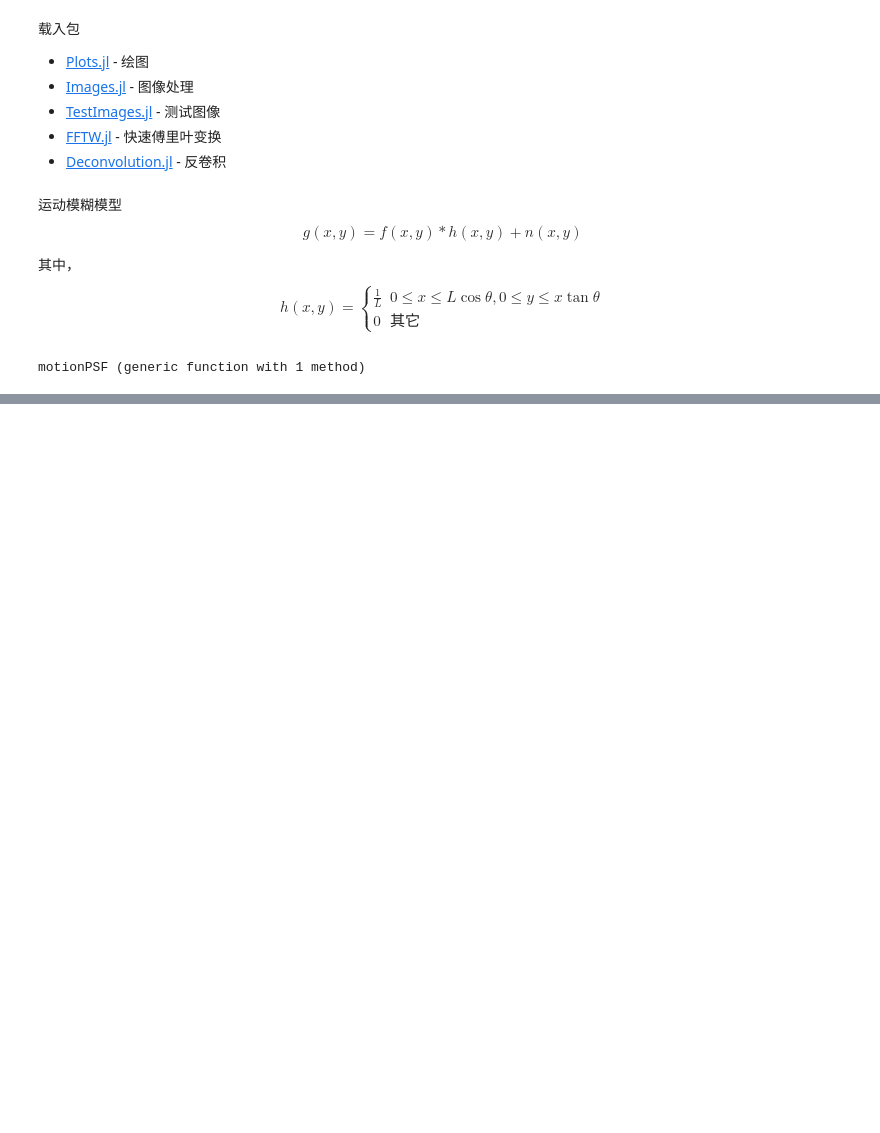
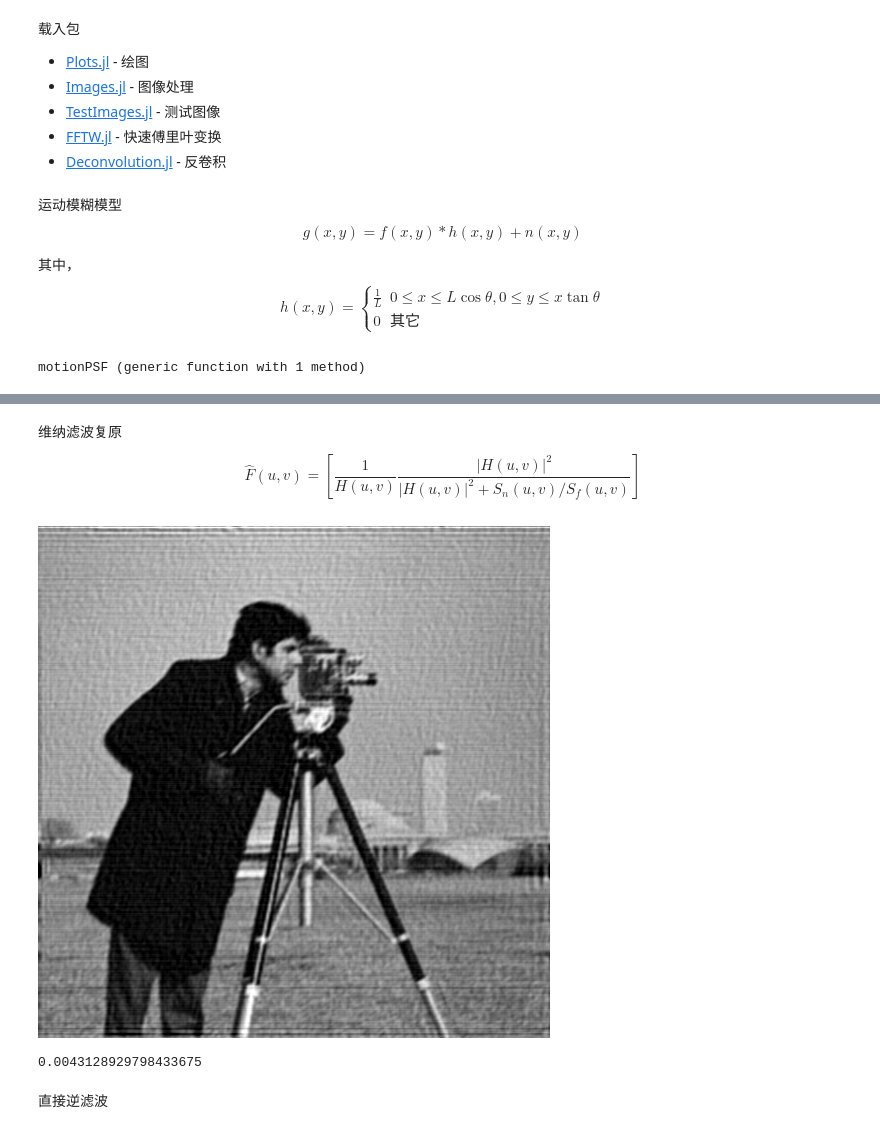
Before and after one commit to miRoox/HIT-DigitalSignalProcessing-Postgraduate, a Jupyter notebook: work.ipynb, the cells around one changed output, grey strips where cells are left out. Saved outputs shown, nothing was run; the diff lists cells and outputs as text; code cells hidden in the pictures; blank space fills up the shorter version.

```diff
--- a/work.ipynb
+++ b/work.ipynb
@@ -65,0 +72,20 @@ origin=testimage("lena")
+# %%
+blurring_p=zeros(size(origin))
+blurring_p[(size(origin).÷2)...]=1
+blurring_p=imfilter(blurring_p,blurring);
+# %% [markdown]
+维纳滤波复原
+
+$$
+\hat{F}(u,v)=\left[\frac{1}{H(u,v)}\frac{|H(u,v)|^2}{|H(u,v)|^2+S_n(u,v)/S_f(u,v)}\right]
+$$
+# %%
+recovered=Gray.(fftshift(wiener(channelview(blurred_n),channelview(origin),noise,blurring_p)))
+# %% [output]
+[figure, added]
+# %%
+mse(origin,recovered)
+# %% [output]
+0.0043128929798433675
+# %% [markdown]
+直接逆滤波
```
Also changed, not shown: parts of 23 cells of this notebook.
